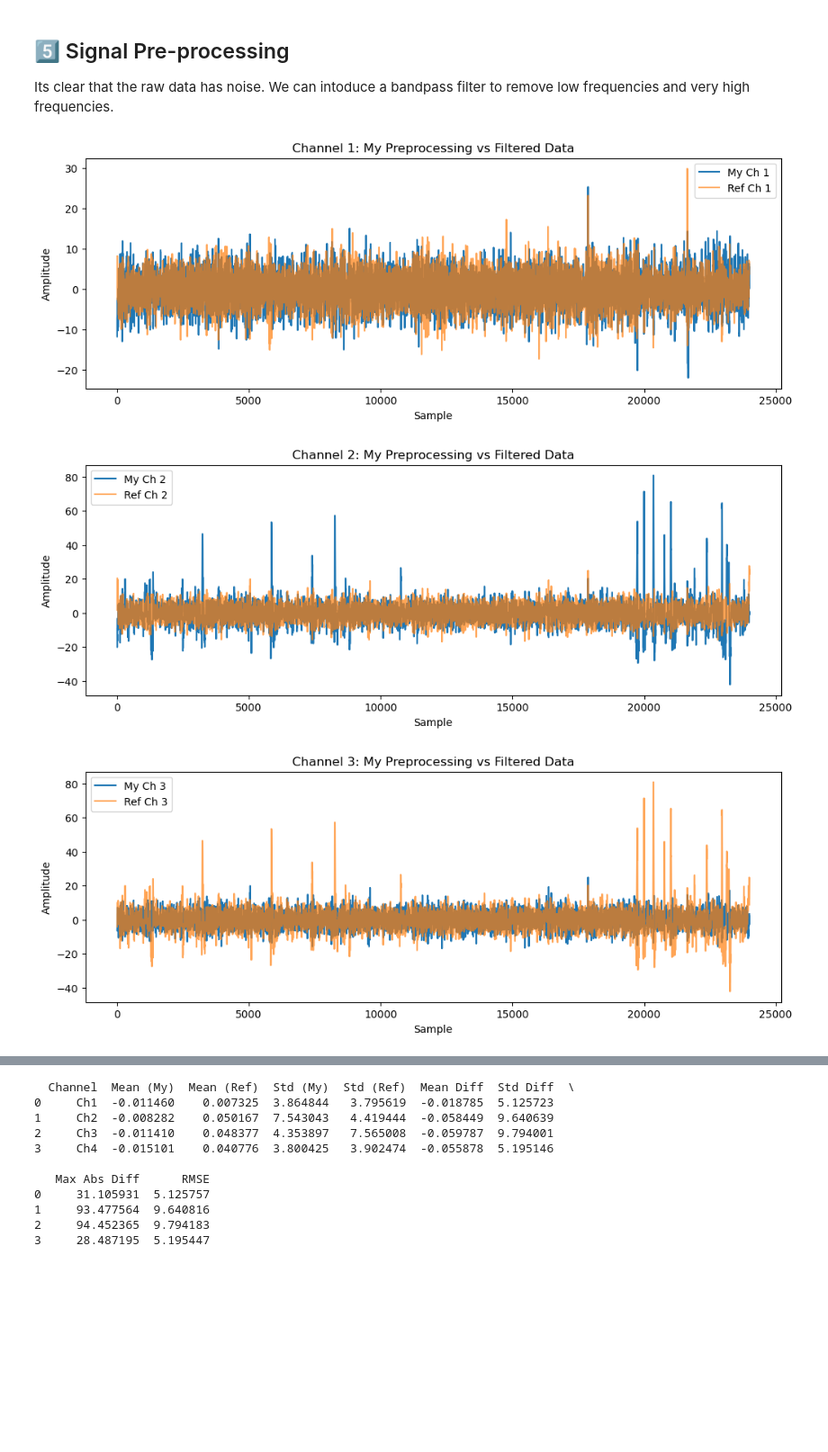
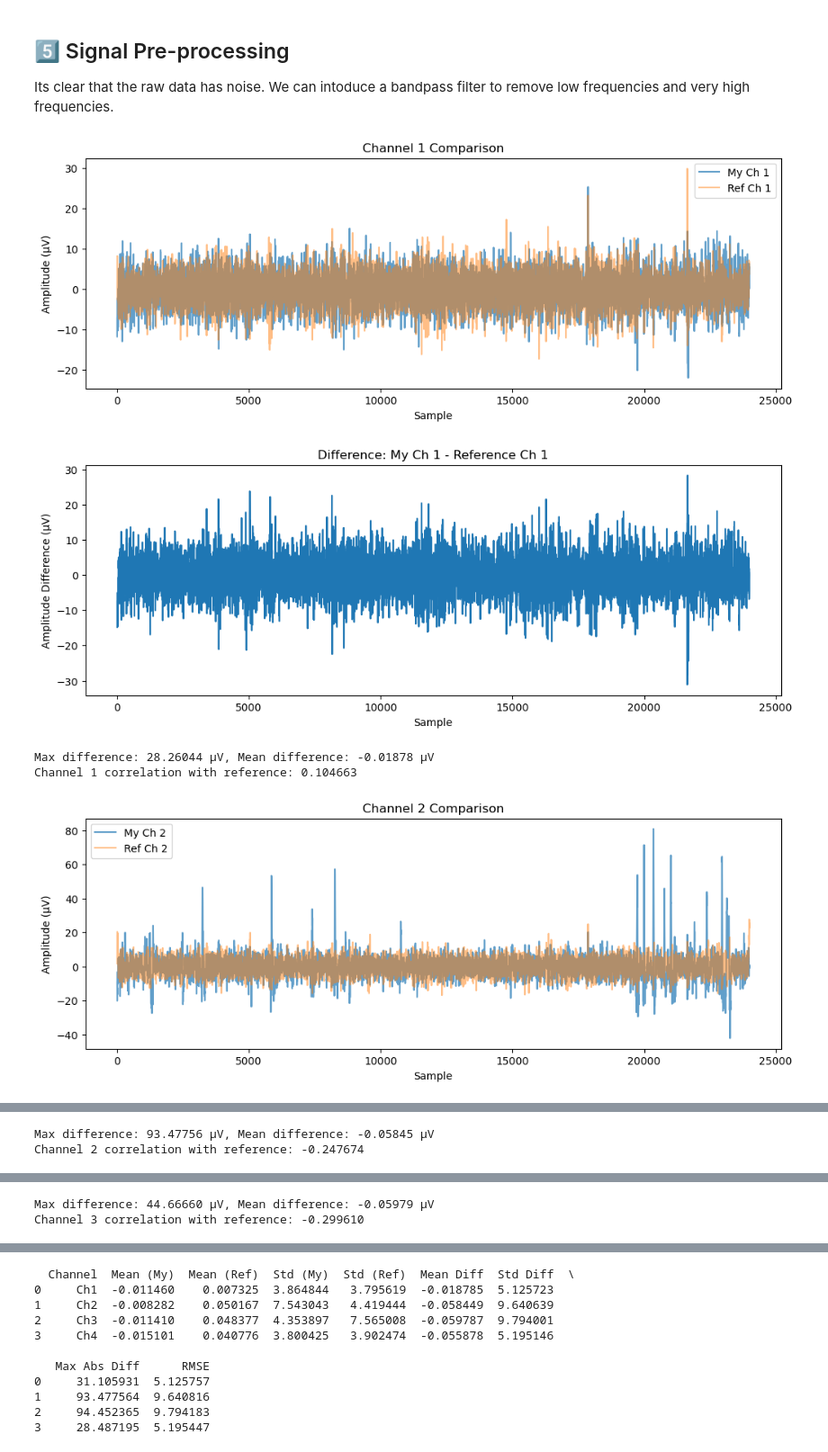
Before and after one commit to cristopher-d-delgado/Analysis-of-EEG-Signal, a Jupyter notebook: eda.ipynb, the cells around one changed output, grey strips where cells are left out. Shown at 90% size. Cells and saved outputs as stored; diff of their text form; code cells hidden in the pictures; blank space fills up the shorter version.

Commit message:
checkpoint for aligning signals

```diff
--- a/eda.ipynb
+++ b/eda.ipynb
@@ -234,6 +235,9 @@ def load_raw_eeg(file_path):
     return data.iloc[:, :5].to_numpy()  # [Sample, Ch1, Ch2, Ch3, Ch4]
 
 # --- Preprocess raw EEG ---
+# --- OpenBCI Ganglion scaling ---
+SCALE_FACTOR = 0.001869917138805  # µV per raw count
+
 def preprocess_eeg(raw_file, subject, experiment, session):
     # 1. Load raw
     data = load_raw_eeg(raw_file)
@@ -241,41 +245,85 @@ def preprocess_eeg(raw_file, subject, experiment, session):
     # 2. Trim
     start, end = get_trim_indices(subject, experiment, session)
     trimmed = data[start:end, 1:]  # EEG channels only
+
+    # 2a. Scale raw counts to uV
+    #trimmed = trimmed * SCALE_FACTOR
 
     # 3. Bandpass
     bp = bandpass_1_40hz(trimmed, fs)
 
     # 4. Notch
     filtered = notch_50hz(bp, fs)
 
     return filtered
 
-# --- Comparison plot ---
-def compare_with_reference(my_eeg, reference_file, channel=0):
+def compare_with_reference(my_eeg, reference_file, channel=0, window=None, show_diff=True, show_corr=True):
+    """
+    Compare my EEG vs reference for a single channel.
+
+    Parameters:
+    - my_eeg: np.ndarray, preprocessed EEG
+    - reference_file: path to reference CSV
+    - channel: int, which channel to compare (0–3)
+    - window: int or None, number of samples to zoom in (None = full signal)
+    - show_diff: bool, whether to plot difference
+    - show_corr: bool, whether to print correlation
+    """
     ref = pd.read_csv(reference_file).iloc[:, channel+1].to_numpy()
 
+    # Zoom window if requested
+    if window is not None:
+        my_plot = my_eeg[:window, channel]
+        ref_plot = ref[:window]
+    else:
+        my_plot = my_eeg[:, channel]
+        ref_plot = ref
+
+    # Overlay plot
     plt.figure(figsize=(12,4))
-    plt.plot(my_eeg[:, channel], label=f"My Ch {channel+1}")
-    plt.plot(ref, label=f"Ref Ch {channel+1}", alpha=0.7)
-    plt.title(f"Channel {channel+1}: My Preprocessing vs Filtered Data")
+    plt.plot(my_plot, label=f"My Ch {channel+1}", alpha=0.7)
+    plt.plot(ref_plot, label=f"Ref Ch {channel+1}", alpha=0.5)
+    plt.title(f"Channel {channel+1} Comparison")
     plt.xlabel("Sample")
-    plt.ylabel("Amplitude")
+    plt.ylabel("Amplitude (µV)")
     plt.legend()
     plt.show()
 
-# --- Example usage ---
+    # Plot difference if requested
+    if show_diff:
+        diff = my_plot - ref_plot
+        plt.figure(figsize=(12,4))
+        plt.plot(diff)
+        plt.title(f"Difference: My Ch {channel+1} - Reference Ch {channel+1}")
+        plt.xlabel("Sample")
+        plt.ylabel("Amplitude Difference (µV)")
+        plt.show()
+        print(f"Max difference: {np.max(diff):.5f} µV, Mean difference: {np.mean(diff):.5f} µV")
+
+    # Correlation if requested
+    if show_corr:
+        corr = np.corrcoef(my_plot, ref_plot)[0,1]
+        print(f"Channel {channel+1} correlation with reference: {corr:.6f}")
+
+# --- View channels ---
 subject = 1
 experiment = 1
 session = 1
 raw_file = raw_dir / f"s{subject:02d}_ex{experiment:02d}_s{session:02d}.txt"
 ref_file = filtered_dir / f"s{subject:02d}_ex{experiment:02d}_s{session:02d}.csv"
 
 my_eeg = preprocess_eeg(raw_file, subject, experiment, session)
 
-# Compare all channels one by one
+# Compare all channels
 for ch in range(4):
+    # Full signal with difference and correlation
     compare_with_reference(my_eeg, ref_file, channel=ch)
+
+# Or zoom in to first 500 samples
+compare_with_reference(my_eeg, ref_file, channel=0, window=500)
 # %% [output]
-[figure, old version]
+[figure, new version]
-[figure, old version]
+[figure, new version]
+Max difference: 28.26044 µV, Mean difference: -0.01878 µV
+Channel 1 correlation with reference: 0.104663
-[figure, old version]
+[figure, new version]
@@ -282,0 +331,2 @@ for ch in range(4):
+Max difference: 93.47756 µV, Mean difference: -0.05845 µV
+Channel 2 correlation with reference: -0.247674
@@ -282,0 +335,2 @@ for ch in range(4):
+Max difference: 44.66660 µV, Mean difference: -0.05979 µV
+Channel 3 correlation with reference: -0.299610
```
Also changed, not shown: parts of 5 cells of this notebook, 1 other file.
